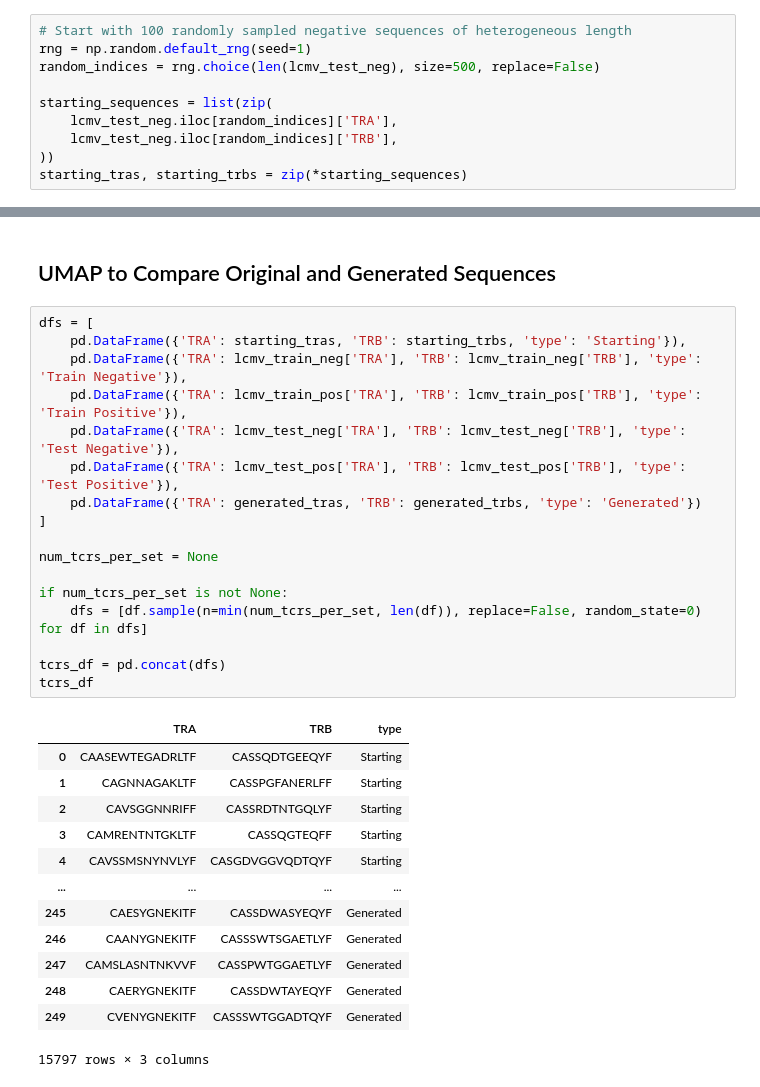
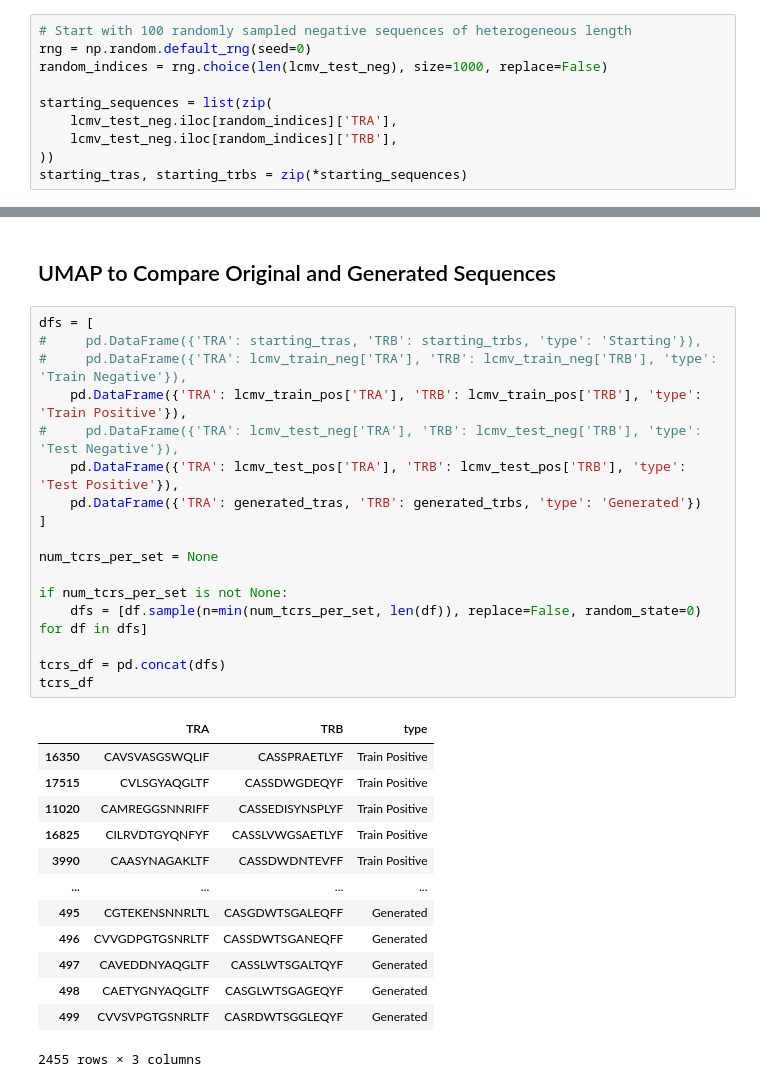
Before and after one commit to swansonk14/tcr-bert, a Jupyter notebook: jupyter/tcr_engineering_analysis.ipynb, the cells around one changed output, grey strips where cells are left out. Cells and saved outputs as stored; diff of their text form.

```diff
--- a/jupyter/tcr_engineering_analysis.ipynb
+++ b/jupyter/tcr_engineering_analysis.ipynb
@@ -144,8 +143,8 @@ net = model_utils.load_two_part_bert_classifier(model_dir=model_dir, device=devi
 ## Generate Sequences
 # %%
 # Start with 100 randomly sampled negative sequences of heterogeneous length
-rng = np.random.default_rng(seed=1)
-random_indices = rng.choice(len(lcmv_test_neg), size=500, replace=False)
+rng = np.random.default_rng(seed=0)
+random_indices = rng.choice(len(lcmv_test_neg), size=1000, replace=False)
 
 starting_sequences = list(zip(
     lcmv_test_neg.iloc[random_indices]['TRA'],
@@ -222,33 +221,33 @@ fig.show()
 ## UMAP to Compare Original and Generated Sequences
 # %%
 dfs = [
-    pd.DataFrame({'TRA': starting_tras, 'TRB': starting_trbs, 'type': 'Starting'}),
-    pd.DataFrame({'TRA': lcmv_train_neg['TRA'], 'TRB': lcmv_train_neg['TRB'], 'type': 'Train Negative'}),
+#     pd.DataFrame({'TRA': starting_tras, 'TRB': starting_trbs, 'type': 'Starting'}),
+#     pd.DataFrame({'TRA': lcmv_train_neg['TRA'], 'TRB': lcmv_train_neg['TRB'], 'type': 'Train Negative'}),
     pd.DataFrame({'TRA': lcmv_train_pos['TRA'], 'TRB': lcmv_train_pos['TRB'], 'type': 'Train Positive'}),
-    pd.DataFrame({'TRA': lcmv_test_neg['TRA'], 'TRB': lcmv_test_neg['TRB'], 'type': 'Test Negative'}),
+#     pd.DataFrame({'TRA': lcmv_test_neg['TRA'], 'TRB': lcmv_test_neg['TRB'], 'type': 'Test Negative'}),
     pd.DataFrame({'TRA': lcmv_test_pos['TRA'], 'TRB': lcmv_test_pos['TRB'], 'type': 'Test Positive'}),
     pd.DataFrame({'TRA': generated_tras, 'TRB': generated_trbs, 'type': 'Generated'})
 ]
 
 num_tcrs_per_set = None
 
 if num_tcrs_per_set is not None:
     dfs = [df.sample(n=min(num_tcrs_per_set, len(df)), replace=False, random_state=0) for df in dfs]
 
 tcrs_df = pd.concat(dfs)
 tcrs_df
 # %% [output]
 |  | TRA | TRB | type |
-| 0 | CAASEWTEGADRLTF | CASSQDTGEEQYF | Starting |
-| 1 | CAGNNAGAKLTF | CASSPGFANERLFF | Starting |
-| 2 | CAVSGGNNRIFF | CASSRDTNTGQLYF | Starting |
-| 3 | CAMRENTNTGKLTF | CASSQGTEQFF | Starting |
-| 4 | CAVSSMSNYNVLYF | CASGDVGGVQDTQYF | Starting |
+| 16350 | CAVSVASGSWQLIF | CASSPRAETLYF | Train Positive |
+| 17515 | CVLSGYAQGLTF | CASSDWGDEQYF | Train Positive |
+| 11020 | CAMREGGSNNRIFF | CASSEDISYNSPLYF | Train Positive |
+| 16825 | CILRVDTGYQNFYF | CASSLVWGSAETLYF | Train Positive |
+| 3990 | CAASYNAGAKLTF | CASSDWDNTEVFF | Train Positive |
 | ... | ... | ... | ... |
-| 245 | CAESYGNEKITF | CASSDWASYEQYF | Generated |
-| 246 | CAANYGNEKITF | CASSSWTSGAETLYF | Generated |
-| 247 | CAMSLASNTNKVVF | CASSPWTGGAETLYF | Generated |
-| 248 | CAERYGNEKITF | CASSDWTAYEQYF | Generated |
-| 249 | CVENYGNEKITF | CASSSWTGGADTQYF | Generated |
+| 495 | CGTEKENSNNRLTL | CASGDWTSGALEQFF | Generated |
+| 496 | CVVGDPGTGSNRLTF | CASSDWTSGANEQFF | Generated |
+| 497 | CAVEDDNYAQGLTF | CASSLWTSGALTQYF | Generated |
+| 498 | CAETYGNYAQGLTF | CASGLWTSGAGEQYF | Generated |
+| 499 | CVVSVPGTGSNRLTF | CASRDWTSGGLEQYF | Generated |
-15797 rows × 3 columns
+2455 rows × 3 columns
 # %%
```
Also changed, not shown: parts of 22 cells of this notebook.
